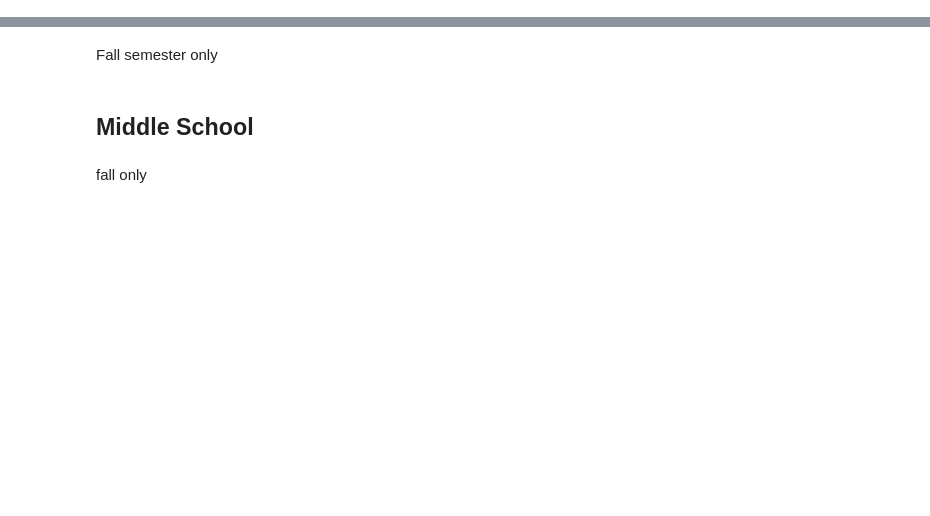
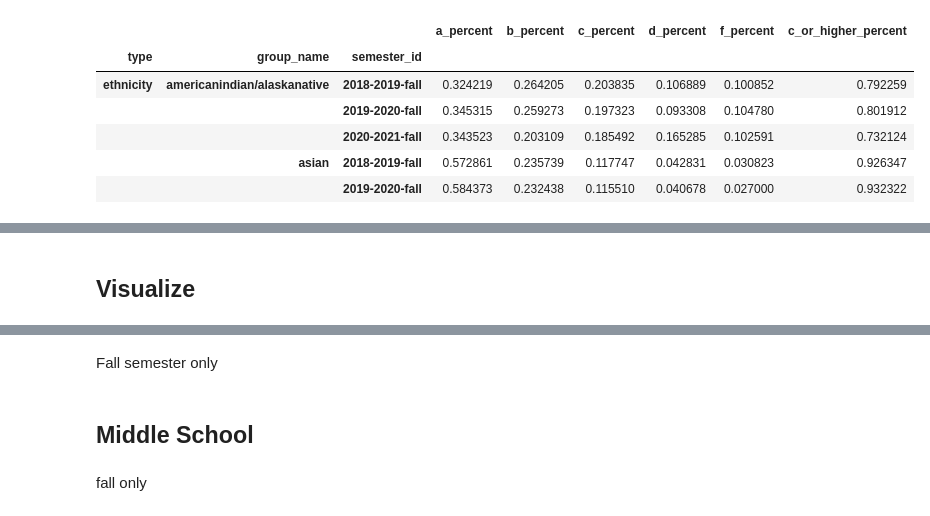
Before and after one commit to datadesk/LAUSD-2020-grades, a Jupyter notebook: grades.ipynb, the cells around one changed output, grey strips where cells are left out. Drawn from its saved outputs; the diff is of its cells as text; code cells hidden in the pictures; blank space fills up the shorter version.

```diff
--- a/grades.ipynb
+++ b/grades.ipynb
@@ -97,0 +218,2 @@ hs_grades = pd.read_csv("input/grades9-12-complete.csv")
+# %%
+fall_groups_concat_df.group_name = fall_groups_concat_df.group_name.apply(lambda x: 'asian' if x == 'filipino' else x)
@@ -97,0 +222,2 @@ hs_grades = pd.read_csv("input/grades9-12-complete.csv")
+# %%
+group_counts = fall_groups_concat_df.groupby(["type", "group_name", "semester_id"]).sum()
@@ -97,0 +239,8 @@ hs_grades = pd.read_csv("input/grades9-12-complete.csv")
+# %%
+def calculate_percentages(df):
+    """
+    Calculate percentages for the provided dataframe. Then return it.
+    """
+    df = df.div(df.sum(axis=1), axis=0)
+    df.columns = df.columns.str.replace("_count", "_percent")
+    return df
@@ -97,0 +262,2 @@ hs_grades = pd.read_csv("input/grades9-12-complete.csv")
+# %%
+group_percentages = calculate_percentages(group_counts)
@@ -97,0 +266,10 @@ hs_grades = pd.read_csv("input/grades9-12-complete.csv")
+# %%
+group_percentages.head()
+# %% [output]
+|  |  |  | a_percent | b_percent | c_percent | d_percent | f_percent | c_or_higher_percent |
+| type | group_name | semester_id |  |  |  |  |  |  |
+| ethnicity | americanindian/alaskanative | 2018-2019-fall | 0.324219 | 0.264205 | 0.203835 | 0.106889 | 0.100852 | 0.792259 |
+|  |  | 2019-2020-fall | 0.345315 | 0.259273 | 0.197323 | 0.093308 | 0.104780 | 0.801912 |
+|  |  | 2020-2021-fall | 0.343523 | 0.203109 | 0.185492 | 0.165285 | 0.102591 | 0.732124 |
+|  | asian | 2018-2019-fall | 0.572861 | 0.235739 | 0.117747 | 0.042831 | 0.030823 | 0.926347 |
+|  |  | 2019-2020-fall | 0.584373 | 0.232438 | 0.115510 | 0.040678 | 0.027000 | 0.932322 |
@@ -97,0 +277,2 @@ hs_grades = pd.read_csv("input/grades9-12-complete.csv")
+# %% [markdown]
+## Visualize
```
Also changed, not shown: parts of 111 cells of this notebook, 5 other files.
